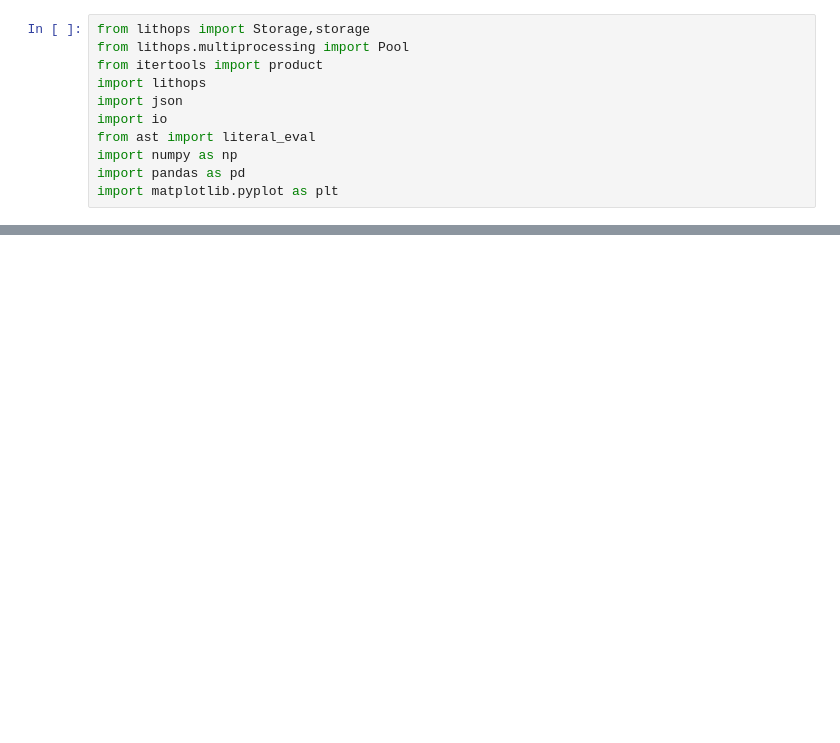
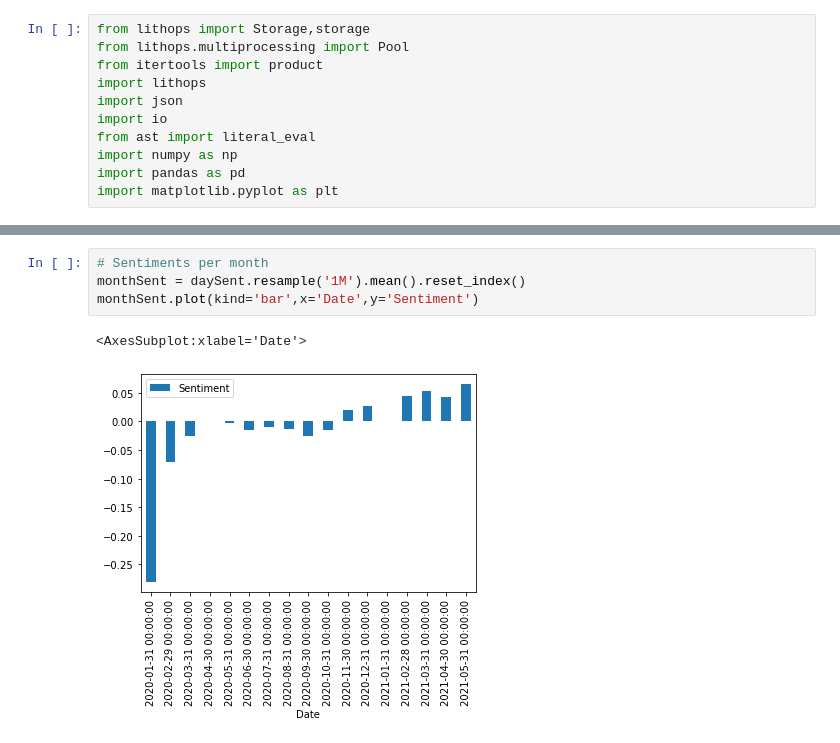
Before and after one commit to Buzzerage/SD_BigDataChallenge, a Jupyter notebook: notebook/queries.ipynb, the cells around one changed output, grey strips where cells are left out. Saved outputs shown, nothing was run; the diff lists cells and outputs as text; blank space fills up the shorter version.

```diff
--- a/notebook/queries.ipynb
+++ b/notebook/queries.ipynb
@@ -275,0 +24,7 @@ except Exception as error:
+# %%
+# Sentiments per month
+monthSent = daySent.resample('1M').mean().reset_index()
+monthSent.plot(kind='bar',x='Date',y='Sentiment')
+# %% [output]
+<AxesSubplot:xlabel='Date'>
+[figure, added]
```
Also changed, not shown: parts of 18 cells of this notebook.
